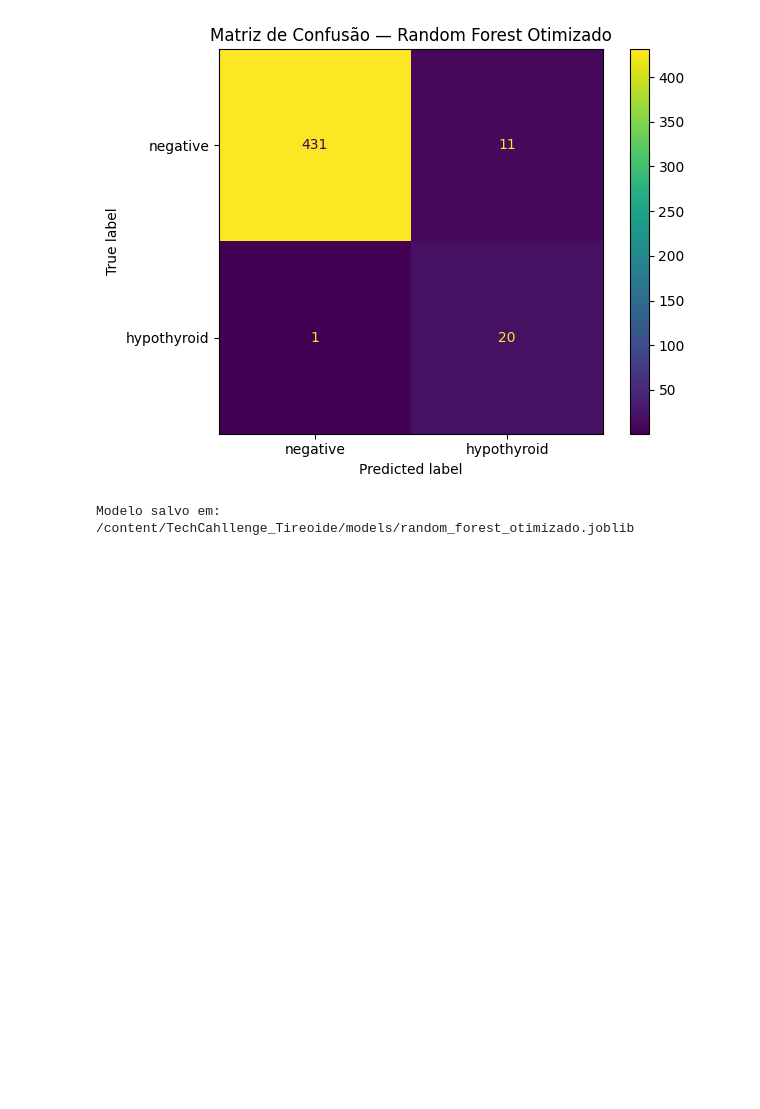
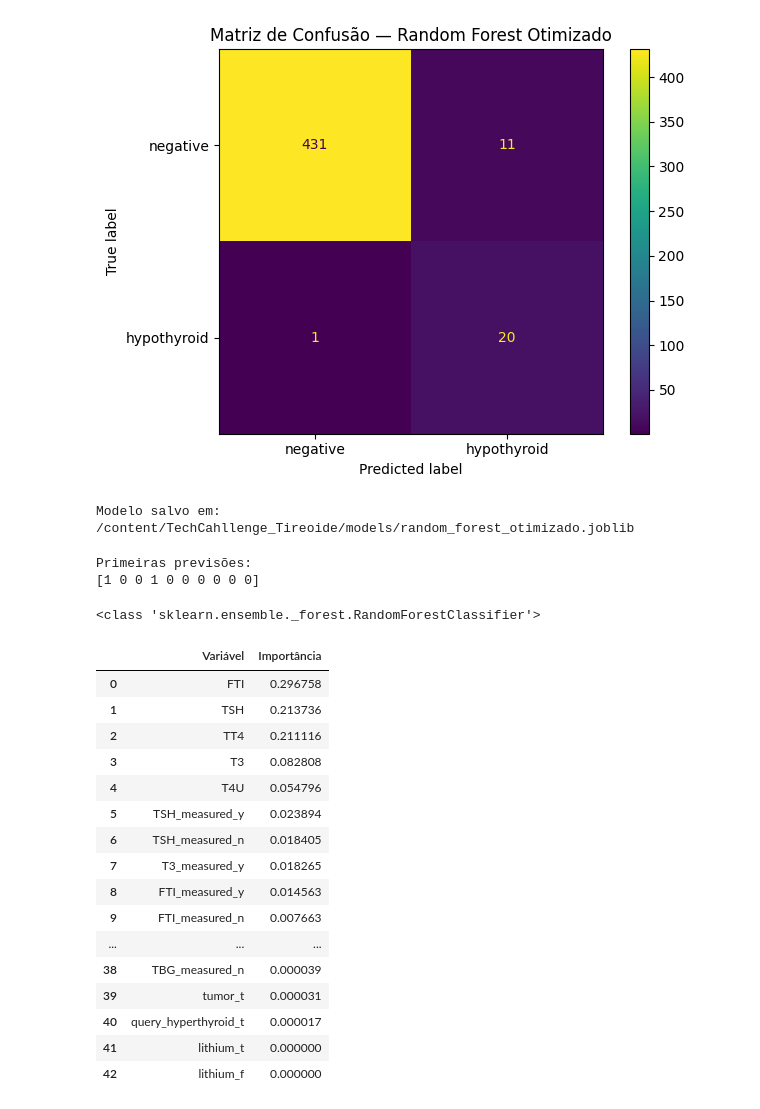
Before and after one commit to Val-Faria/tech-challenge-ia-saude, a Jupyter notebook: 02_otimizacao_hiperparametros_ag.ipynb, the cells around one changed output. Saved outputs shown, nothing was run; the diff lists cells and outputs as text; code cells hidden in the pictures; blank space fills up the shorter version.

```diff
--- a/02_otimizacao_hiperparametros_ag.ipynb
+++ b/02_otimizacao_hiperparametros_ag.ipynb
@@ -1319,3 +1319,73 @@ joblib.dump(
 print(f"Modelo salvo em: {CAMINHO_MODELO.resolve()}")
 # %% [output]
 Modelo salvo em: /content/TechCahllenge_Tireoide/models/random_forest_otimizado.joblib
+# %%
+modelo_carregado = joblib.load(CAMINHO_MODELO)
+
+pred = modelo_carregado.predict(X_test)
+
+print("Primeiras previsões:")
+print(pred[:10])
+# %% [output]
+Primeiras previsões:
+[1 0 0 1 0 0 0 0 0 0]
+# %%
+# ============================================================
+# IMPORTÂNCIA DAS VARIÁVEIS
+# ============================================================
+
+# Extrai o Random Forest da Pipeline
+random_forest = modelo_otimizado.named_steps["classifier"]
+
+print(type(random_forest))
+# %% [output]
+<class 'sklearn.ensemble._forest.RandomForestClassifier'>
+# %%
+# ============================================================
+# IMPORTÂNCIA DAS FEATURES
+# ============================================================
+
+preprocessador = modelo_otimizado.named_steps["preprocessor"]
+random_forest = modelo_otimizado.named_steps["classifier"]
+
+nomes_features = preprocessador.get_feature_names_out()
+
+importancia = pd.DataFrame({
+    "Variável": nomes_features,
+    "Importância": random_forest.feature_importances_
+})
+
+importancia["Variável"] = (
+    importancia["Variável"]
+    .str.replace("num__", "", regex=False)
+    .str.replace("cat__", "", regex=False)
+)
+
+importancia = (
+    importancia
+    .sort_values(
+        by="Importância",
+        ascending=False
+    )
+    .reset_index(drop=True)
+)
+
+display(importancia)
+# %% [output]
+|  | Variável | Importância |
+| 0 | FTI | 0.296758 |
+| 1 | TSH | 0.213736 |
+| 2 | TT4 | 0.211116 |
+| 3 | T3 | 0.082808 |
+| 4 | T4U | 0.054796 |
+| 5 | TSH_measured_y | 0.023894 |
+| 6 | TSH_measured_n | 0.018405 |
+| 7 | T3_measured_y | 0.018265 |
+| 8 | FTI_measured_y | 0.014563 |
+| 9 | FTI_measured_n | 0.007663 |
+| ... | ... | ... |
+| 38 | TBG_measured_n | 0.000039 |
+| 39 | tumor_t | 0.000031 |
+| 40 | query_hyperthyroid_t | 0.000017 |
+| 41 | lithium_t | 0.000000 |
+| 42 | lithium_f | 0.000000 |
```
Also changed, not shown: parts of 3 cells of this notebook.
